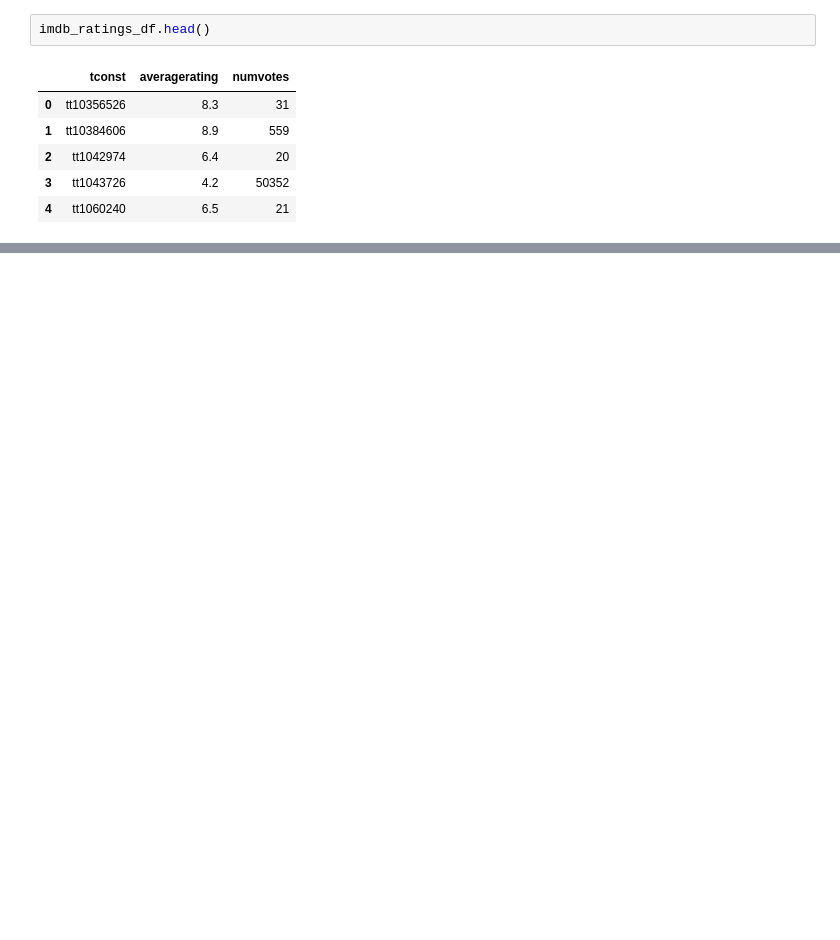
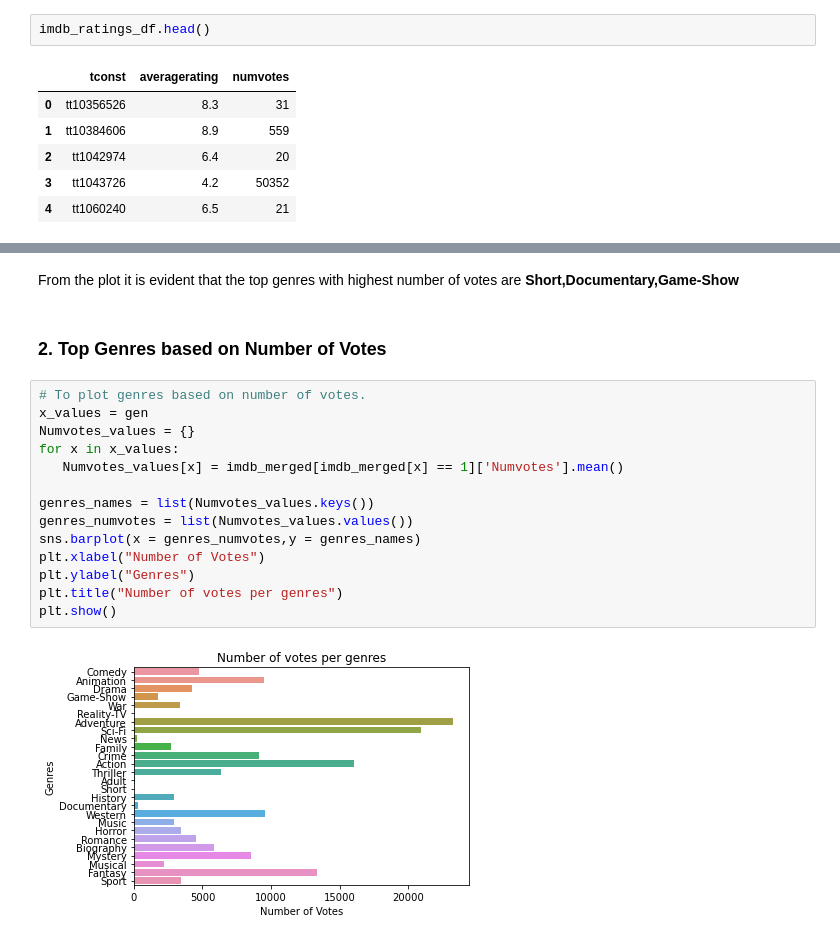
Before and after one commit to AswathiSasikumar/King-County-House-Sales-, a Jupyter notebook: dsc-phase1-project-template.ipynb, the cells around one changed output, grey strips where cells are left out. Cells and saved outputs as stored; diff of their text form; blank space fills up the shorter version.

```diff
--- a/dsc-phase1-project-template.ipynb
+++ b/dsc-phase1-project-template.ipynb
@@ -369,0 +411,20 @@ Questions to consider:
+# %% [markdown]
+From the plot it is evident that the top genres with highest number of votes are <b>Short,Documentary,Game-Show</b>
+# %% [markdown]
+### 2. Top Genres based on Number of Votes
+# %%
+# To plot genres based on number of votes.
+x_values = gen
+Numvotes_values = {}
+for x in x_values:
+   Numvotes_values[x] = imdb_merged[imdb_merged[x] == 1]['Numvotes'].mean()
+
+genres_names = list(Numvotes_values.keys())
+genres_numvotes = list(Numvotes_values.values())
+sns.barplot(x = genres_numvotes,y = genres_names)
+plt.xlabel("Number of Votes")
+plt.ylabel("Genres")
+plt.title("Number of votes per genres")
+plt.show()
+# %% [output]
+[figure, added]
```
Also changed, not shown: parts of 90 cells of this notebook, 5 other files.
